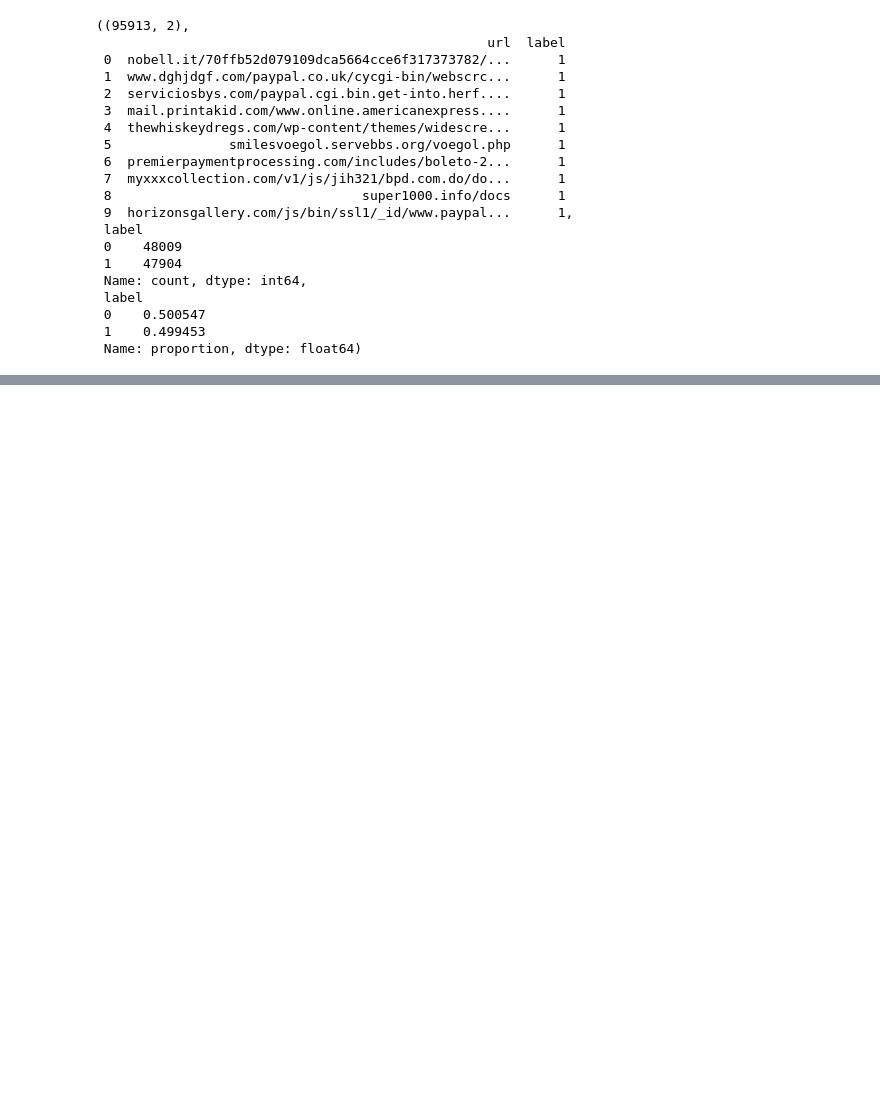
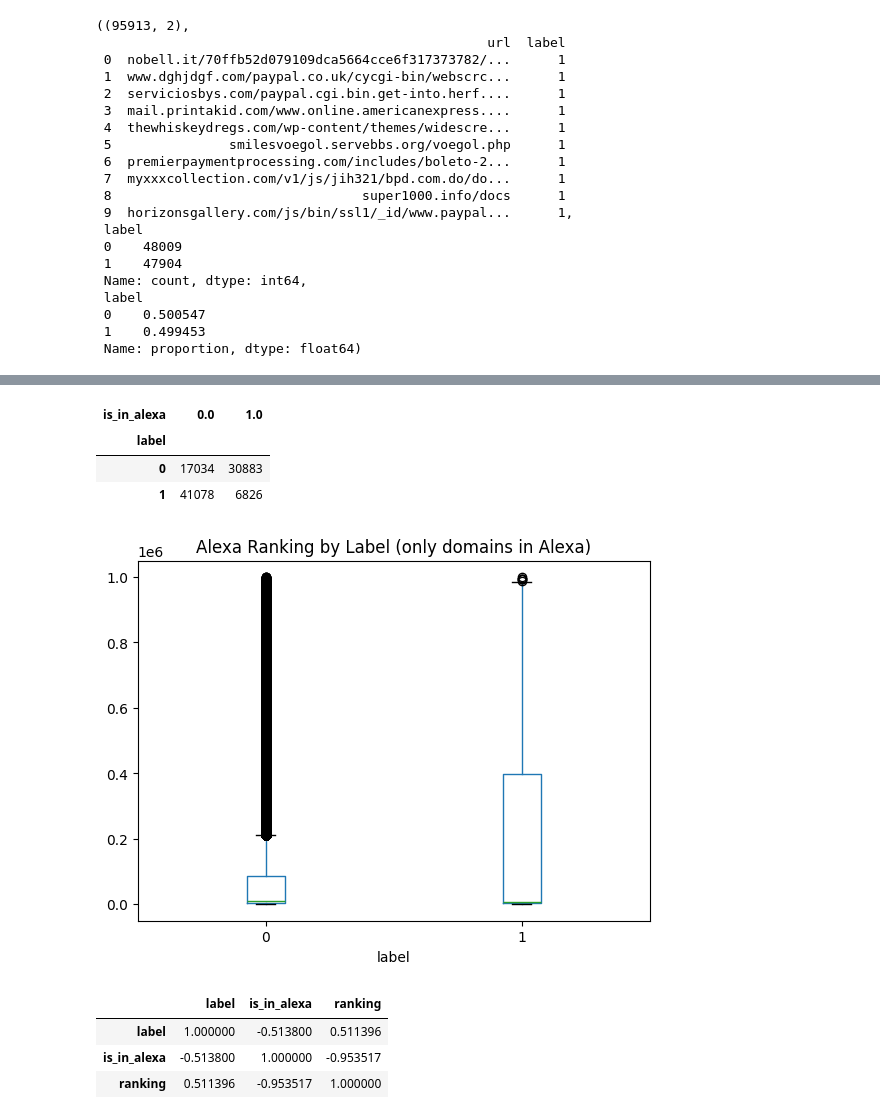
Before and after one commit to polinacsv/phishing_URL_detection, a Jupyter notebook: notebooks/03_model_baseline.ipynb, the cells around one changed output, grey strips where cells are left out. Saved outputs shown, nothing was run; the diff lists cells and outputs as text; code cells hidden in the pictures; blank space fills up the shorter version.

```diff
--- a/notebooks/03_model_baseline.ipynb
+++ b/notebooks/03_model_baseline.ipynb
@@ -147,0 +170,6 @@ shape, head, label_counts, label_distribution
+# %%
+# Add mld_ps column
+df_storm_feat = add_alexa_features(df_storm, alexa_df)
+
+# Preview
+df_storm_feat[['url', 'mld_ps', 'is_in_alexa', 'ranking']].head()
@@ -147,0 +238,23 @@ shape, head, label_counts, label_distribution
+# %%
+pd.crosstab(df_storm_feat['label'], df_storm_feat['is_in_alexa'])
+# %% [output]
+| is_in_alexa | 0.0 | 1.0 |
+| label |  |  |
+| 0 | 17034 | 30883 |
+| 1 | 41078 | 6826 |
+# %%
+df_storm_feat[df_storm_feat['is_in_alexa']==1].boxplot(
+    column='ranking', by='label', grid=False
+)
+plt.suptitle("")
+plt.title("Alexa Ranking by Label (only domains in Alexa)")
+plt.show()
+# %% [output]
+[figure, added]
+# %%
+df_storm_feat[['label', 'is_in_alexa', 'ranking']].corr()
+# %% [output]
+|  | label | is_in_alexa | ranking |
+| label | 1.000000 | -0.513800 | 0.511396 |
+| is_in_alexa | -0.513800 | 1.000000 | -0.953517 |
+| ranking | 0.511396 | -0.953517 | 1.000000 |
```
Also changed, not shown: parts of 68 cells of this notebook, 3 other files.
